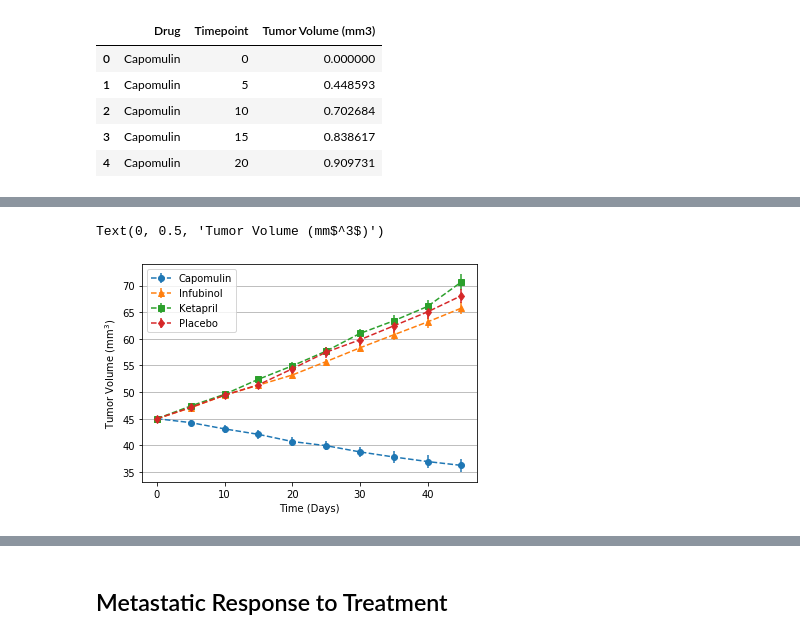
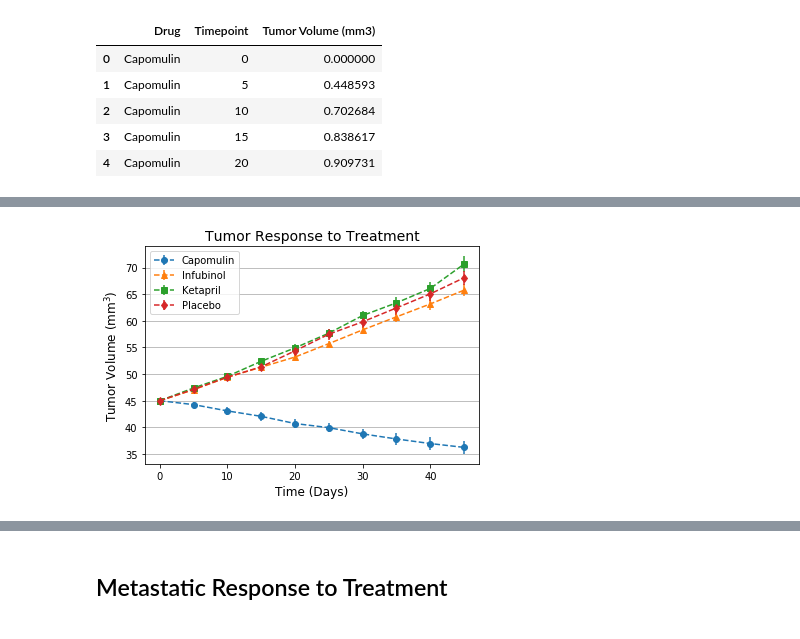
Before and after one commit to davidjaimes/anti-cancer-pharmaceutical-study, a Jupyter notebook: pymaceuticals.ipynb, the cells around one changed output, grey strips where cells are left out. Saved outputs shown, nothing was run; the diff lists cells and outputs as text; code cells hidden in the pictures.

Commit message:
finish metastatic response to treatment

```diff
--- a/pymaceuticals.ipynb
+++ b/pymaceuticals.ipynb
@@ -80,19 +80,20 @@ mean_volume.head()
 # %%
 # Generate the Plot (with Error Bars)
 drugs = ['Capomulin', 'Infubinol', 'Ketapril', 'Placebo']
 marker = ('o', '^', 's', 'd')
 for d, m in zip(drugs, marker):
     plt.errorbar(
         mean_volume.index,
         mean_volume[d],
         sem_volume[d],
         marker=m, label=d, ls='--')
 plt.legend()
 plt.grid(axis='y')
-plt.xlabel('Time (Days)')
-plt.ylabel(r'Tumor Volume (mm$^3$)')
-plt.title('Tumor Response to Treatment')
+plt.xlabel('Time (Days)', size=12)
+plt.ylabel(r'Tumor Volume (mm$^3$)', size=12)
+plt.title('Tumor Response to Treatment', size=14)
+
 # Save the Figure
+plt.savefig('treatment.png')
 # %% [output]
-Text(0, 0.5, 'Tumor Volume (mm$^3$)')
-[figure, old version]
+[figure, new version]
```
Also changed, not shown: parts of 14 cells of this notebook, 2 other files.
